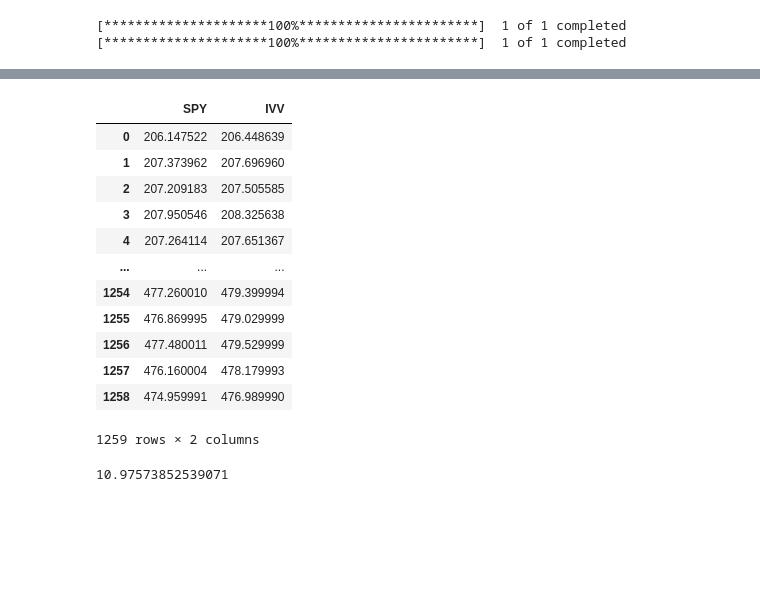
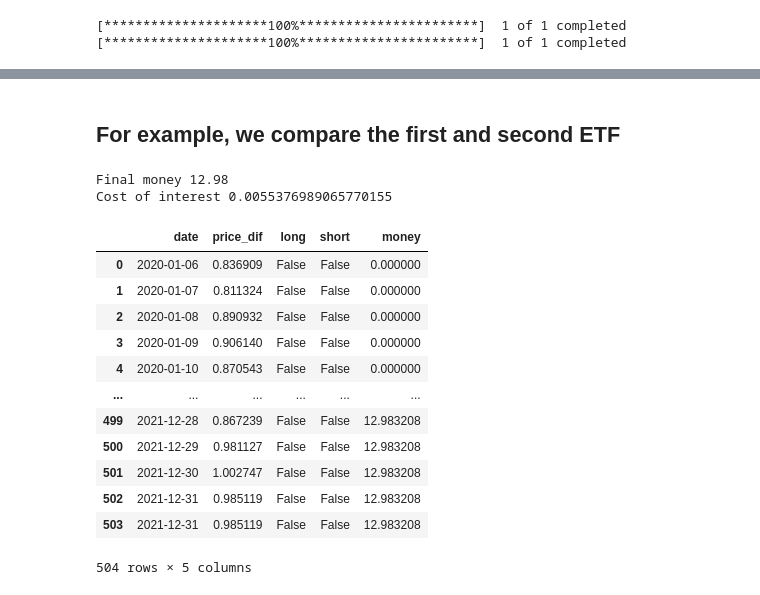
Before and after one commit to yatingchen99/PairTrading7121, a Jupyter notebook: pairTrading.ipynb, the cells around one changed output, grey strips where cells are left out. Saved outputs shown, nothing was run; the diff lists cells and outputs as text; code cells hidden in the pictures; blank space fills up the shorter version.

Commit message:
a simple strategy

```diff
--- a/pairTrading.ipynb
+++ b/pairTrading.ipynb
@@ -23,14 +25,17 @@ GOOG = yf_download("GOOG", "2016-01-01", "2018-01-01")
 [*********************100%***********************]  1 of 1 completed
 [*********************100%***********************]  1 of 1 completed
 # %%
+# Put ETF_5years.csv in your directory
 etfs = pd.read_csv("ETF.csv").Symbol.tolist()
 if os.path.exists("ETF_5years.csv"):
-    data = pd.read_csv("ETF_5years.csv")
+    data = pd.read_csv("ETF_5years.csv", index_col=0)
 else:
     data = yf_download(etfs[0], "2017-01-01", "2022-01-01")
+    data.columns = [etfs[0]]
     for etf in etfs[1:]:
         data_etf = yf_download(etf, "2017-01-01", "2022-01-01")
         data_etf.columns = [etf]
         if len(data_etf) < 1200:
             continue
         data = data.merge(data_etf, left_index=True, right_index=True, how="left")
+    data.to_csv("ETF_5years.csv")
@@ -52,0 +46,7 @@ data
+# %%
+from sklearn.decomposition import PCA
+
+def get_hedgeRatio(df):
+    pca = PCA().fit(df)
+    hedgeRatio = pca.components_[0][1] / pca.components_[0][0]
+    return hedgeRatio
@@ -53,17 +109,21 @@ data
+# %% [markdown]
+## For example, we compare the first and second ETF
 # %%
-df = data.iloc[:, 0:2]
-df
+df = data.iloc[:, [0,1]]
+strategy_profit(df)
 # %% [output]
+Final money 12.98
+Cost of interest 0.0055376989065770155
-|  | SPY | IVV |
-| 0 | 206.147522 | 206.448639 |
-| 1 | 207.373962 | 207.696960 |
-| 2 | 207.209183 | 207.505585 |
-| 3 | 207.950546 | 208.325638 |
-| 4 | 207.264114 | 207.651367 |
-| ... | ... | ... |
-| 1254 | 477.260010 | 479.399994 |
-| 1255 | 476.869995 | 479.029999 |
-| 1256 | 477.480011 | 479.529999 |
-| 1257 | 476.160004 | 478.179993 |
-| 1258 | 474.959991 | 476.989990 |
+|  | date | price_dif | long | short | money |
+| 0 | 2020-01-06 | 0.836909 | False | False | 0.000000 |
+| 1 | 2020-01-07 | 0.811324 | False | False | 0.000000 |
+| 2 | 2020-01-08 | 0.890932 | False | False | 0.000000 |
+| 3 | 2020-01-09 | 0.906140 | False | False | 0.000000 |
+| 4 | 2020-01-10 | 0.870543 | False | False | 0.000000 |
+| ... | ... | ... | ... | ... | ... |
+| 499 | 2021-12-28 | 0.867239 | False | False | 12.983208 |
+| 500 | 2021-12-29 | 0.981127 | False | False | 12.983208 |
+| 501 | 2021-12-30 | 1.002747 | False | False | 12.983208 |
+| 502 | 2021-12-31 | 0.985119 | False | False | 12.983208 |
+| 503 | 2021-12-31 | 0.985119 | False | False | 12.983208 |
-1259 rows × 2 columns
+504 rows × 5 columns
@@ -72,29 +129,0 @@ df["dif"] = df.iloc[:,1] - df.iloc[:,0]
-# %%
-money = 0
-hold = False
-short = False
-# mean 0.8
-hist = pd.DataFrame(columns=["date", "price", "hold", "short", "money"])
-for i in range(len(df)):
-    price = df.iloc[i, 2]
-    if price < 0.4 and not hold:
-        hold = True
-        money -= price
-    if price > 0.6 and hold:
-        hold = False
-        money += price
-    if price > 1.2 and not short:
-        short = True
-        money += price
-    if price < 1 and short:
-        short = False
-        money -= price
-    hist.loc[len(hist)] = [df.index[i], price, hold, short, money]
-    # hist = hist.append([])
-if short:
-    money -= price
-if hold:
-    money += price
-money
-# %% [output]
-10.97573852539071
```
Also changed, not shown: parts of 24 cells of this notebook.
